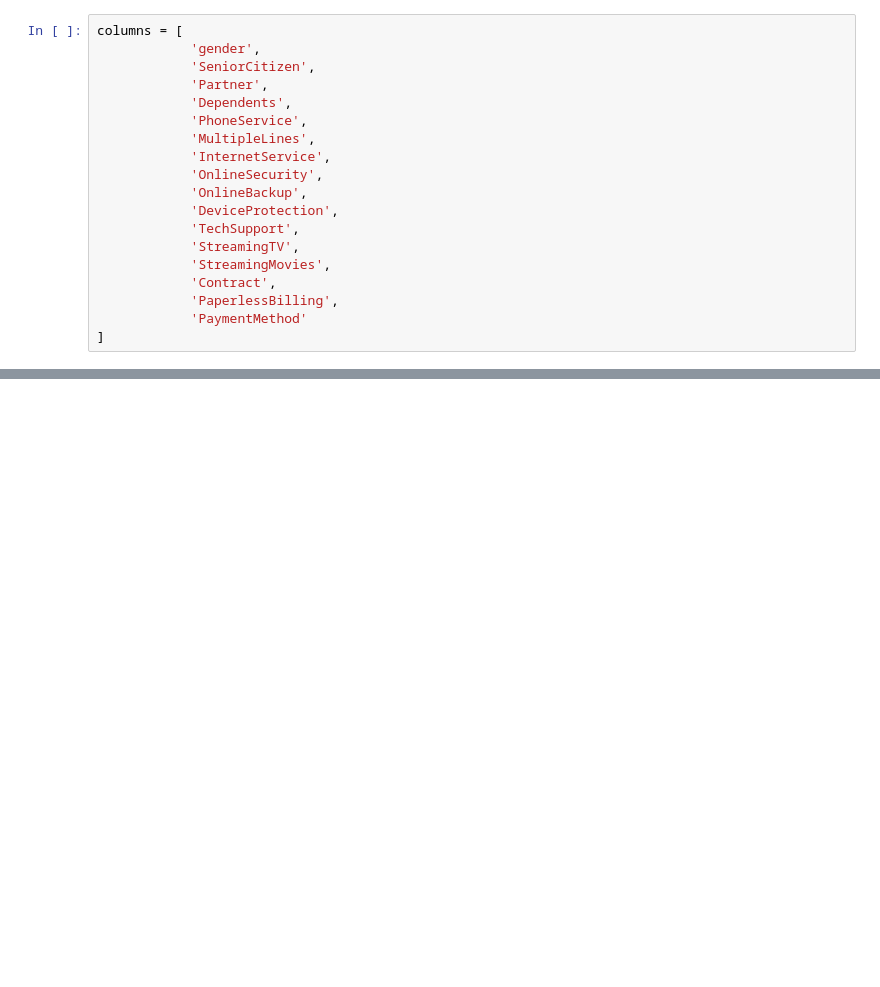
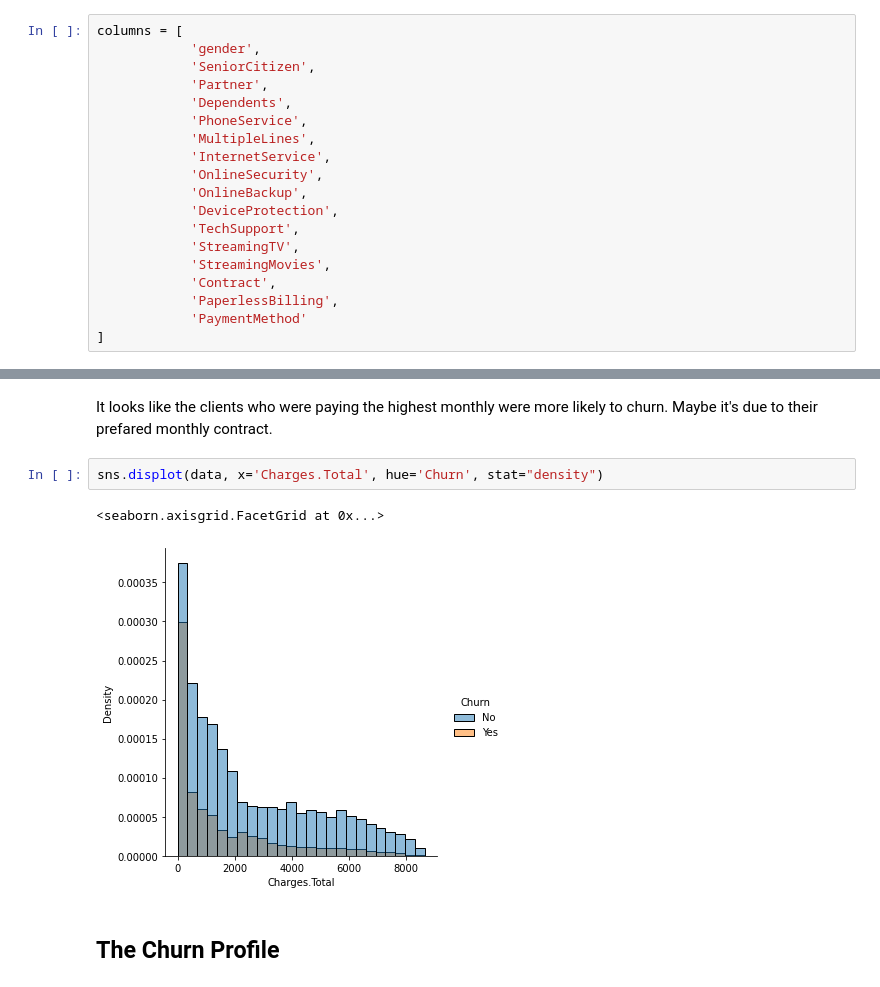
Before and after one commit to devmedeiros/Challenge-Data-Science, a Jupyter notebook: AluraVoz.ipynb, the cells around one changed output, grey strips where cells are left out. Cells and saved outputs as stored; diff of their text form; blank space fills up the shorter version.

```diff
--- a/AluraVoz.ipynb
+++ b/AluraVoz.ipynb
@@ -190,0 +154,9 @@ See the caveats in the documentation: https://pandas.pydata.org/pandas-docs/stab
+# %% [markdown]
+It looks like the clients who were paying the highest monthly were more likely to churn. Maybe it's due to their prefared monthly contract.
+# %%
+sns.displot(data, x='Charges.Total', hue='Churn', stat="density")
+# %% [output]
+<seaborn.axisgrid.FacetGrid at 0x...>
+[figure, added]
+# %% [markdown]
+## The Churn Profile
```
Also changed, not shown: parts of 22 cells of this notebook.
